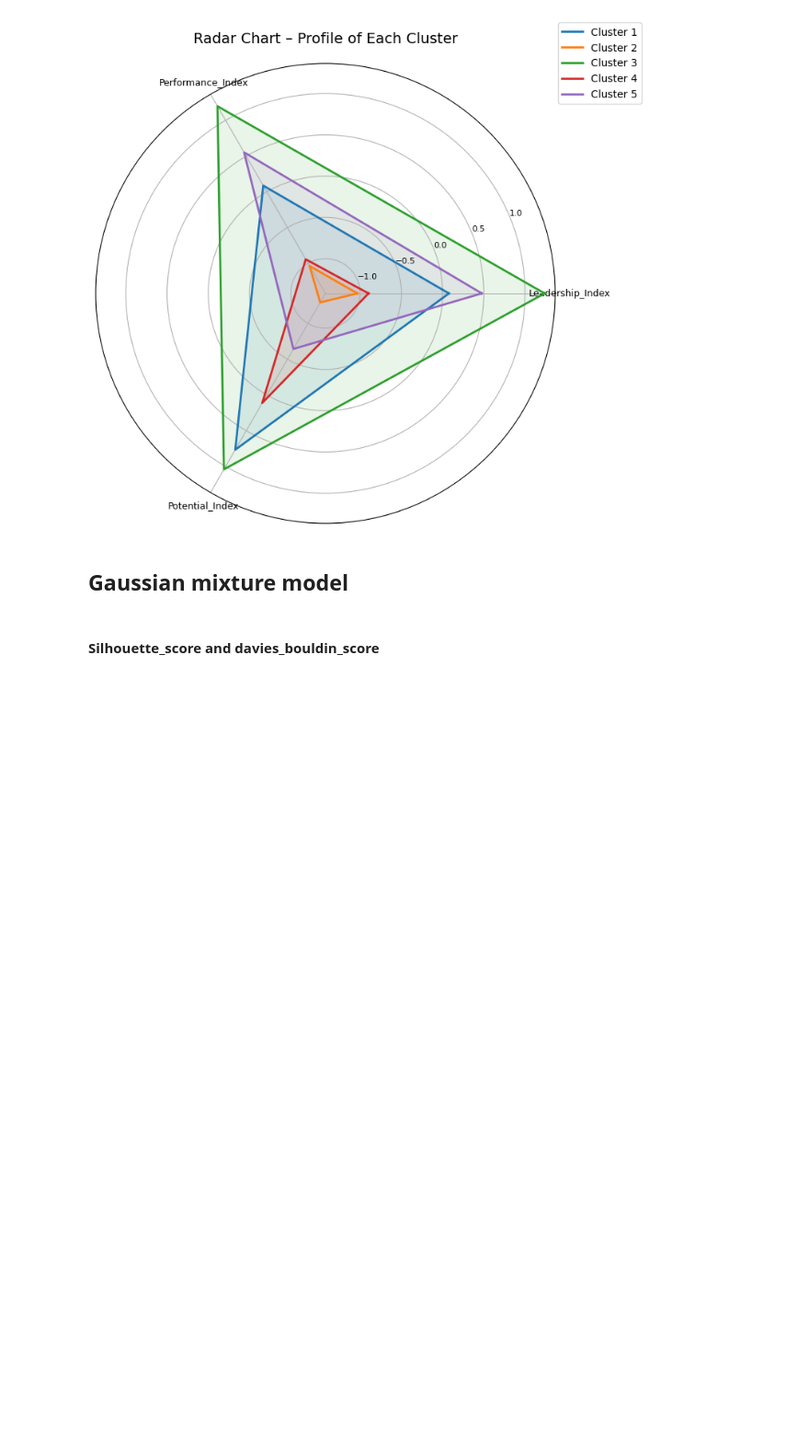
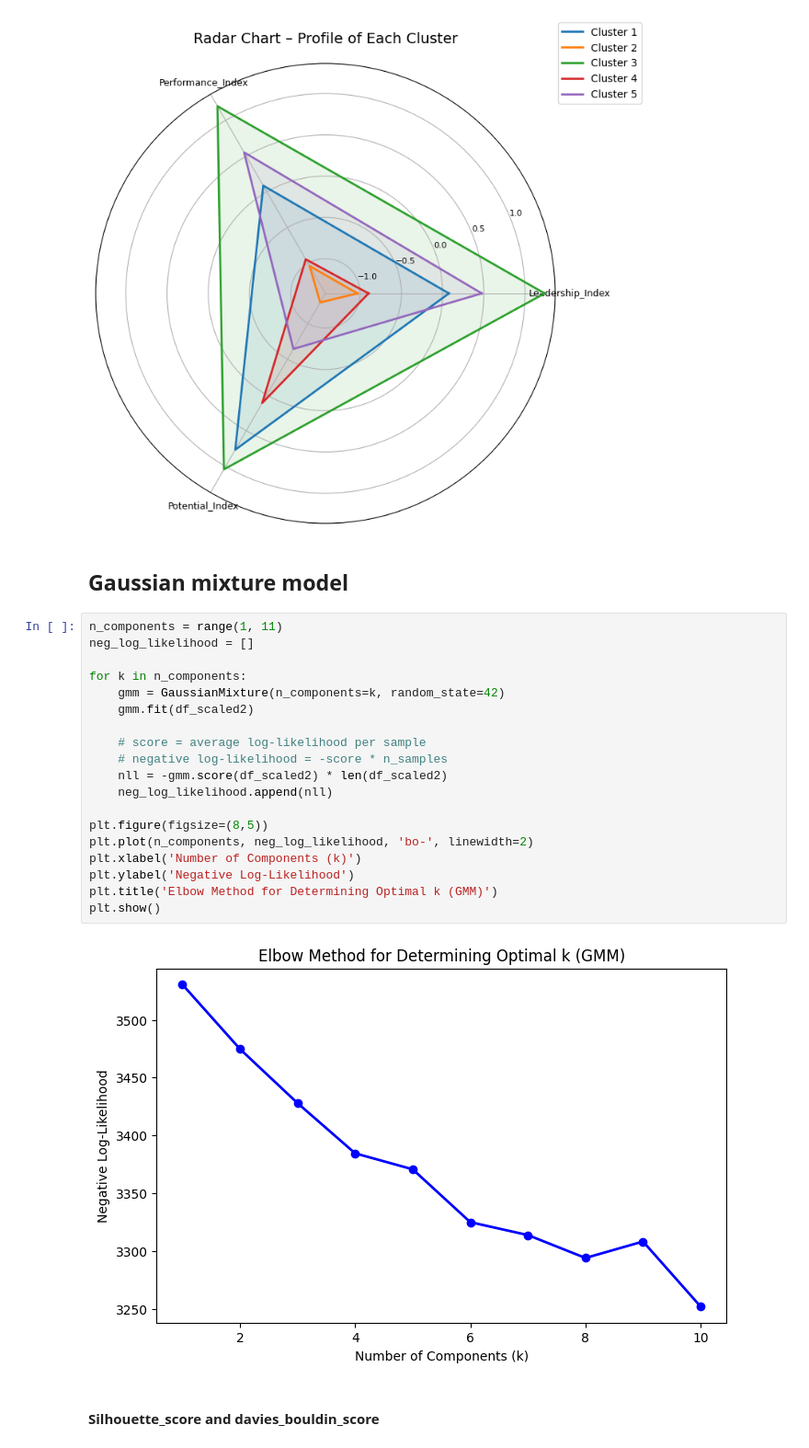
Before and after one commit to heybayrepo/syntaxsociety, a Jupyter notebook: notebooks/the_promotion_paradox_unsupervised.ipynb, the cells around one changed output. Shown at 92% size. Drawn from its saved outputs; the diff is of its cells as text; blank space fills up the shorter version.

```diff
--- a/notebooks/the_promotion_paradox_unsupervised.ipynb
+++ b/notebooks/the_promotion_paradox_unsupervised.ipynb
@@ -463,6 +474,27 @@ plt.show()
 [figure]
 # %% [markdown]
 ## **Gaussian mixture model**
+# %%
+n_components = range(1, 11)
+neg_log_likelihood = []
+
+for k in n_components:
+    gmm = GaussianMixture(n_components=k, random_state=42)
+    gmm.fit(df_scaled2)
+
+    # score = average log-likelihood per sample
+    # negative log-likelihood = -score * n_samples
+    nll = -gmm.score(df_scaled2) * len(df_scaled2)
+    neg_log_likelihood.append(nll)
+
+plt.figure(figsize=(8,5))
+plt.plot(n_components, neg_log_likelihood, 'bo-', linewidth=2)
+plt.xlabel('Number of Components (k)')
+plt.ylabel('Negative Log-Likelihood')
+plt.title('Elbow Method for Determining Optimal k (GMM)')
+plt.show()
+# %% [output]
+[figure, added]
 # %% [markdown]
 #### **Silhouette_score and davies_bouldin_score**
 # %%
```
Also changed, not shown: parts of 3 cells of this notebook, 1 other file.
